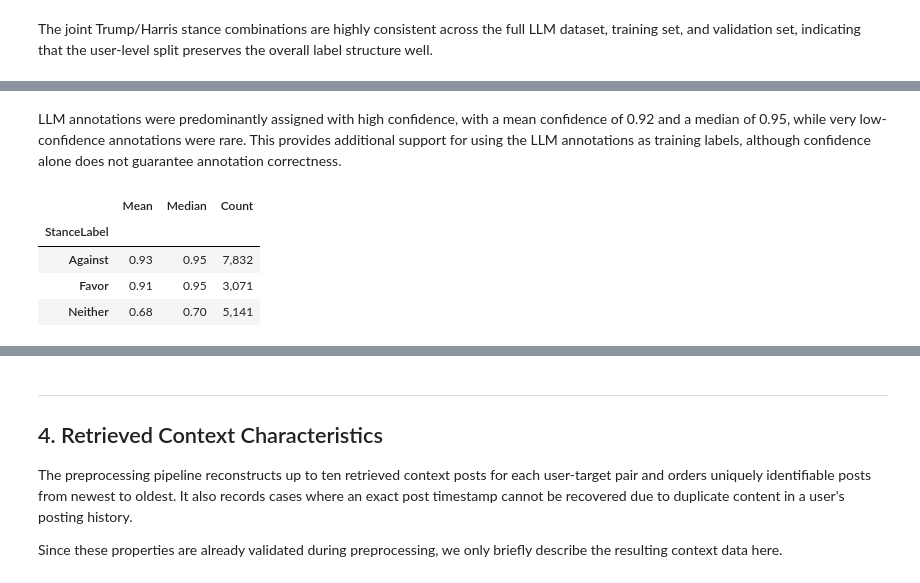
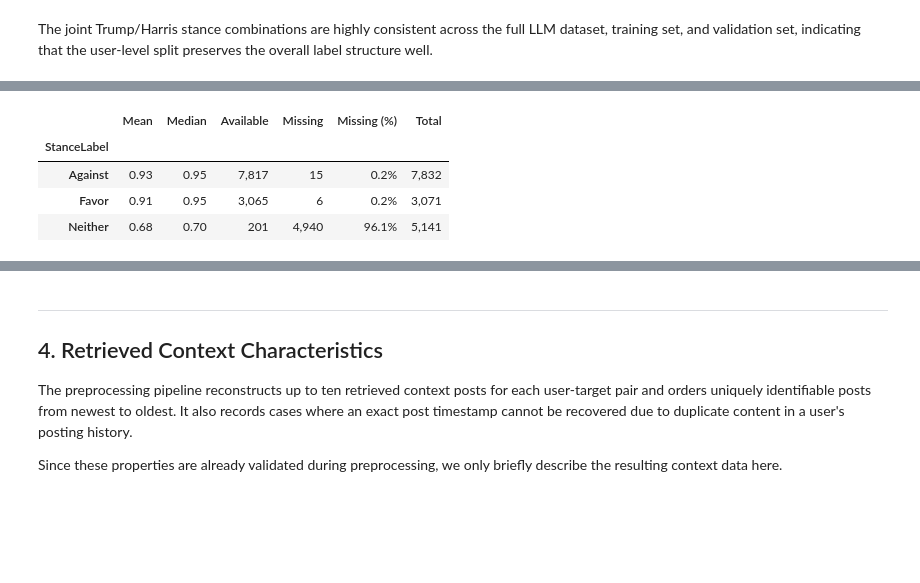
Before and after one commit to jakobtitz/political-stance-detection-analysis, a Jupyter notebook: notebooks/02_data_analysis.ipynb, the cells around one changed output, grey strips where cells are left out. Drawn from its saved outputs; the diff is of its cells as text; code cells hidden in the pictures; blank space fills up the shorter version.

```diff
--- a/notebooks/02_data_analysis.ipynb
+++ b/notebooks/02_data_analysis.ipynb
@@ -332,47 +395,98 @@ plt.show()
-# %% [markdown]
-LLM annotations were predominantly assigned with high confidence, with a mean confidence of 0.92 and a median of 0.95, while very low-confidence annotations were rare. This provides additional support for using the LLM annotations as training labels, although confidence alone does not guarantee annotation correctness.
 # %%
-# Compare annotation confidence across stance labels and target entities
+# Compare annotation confidence and availability across stance labels
 confidence_by_stance = (
     confidence_df
-    .assign(ConfidenceLevel=confidence_df["ConfidenceLevel"].round(2))
     .groupby("StanceLabel")["ConfidenceLevel"]
     .agg(
         Mean="mean",
         Median="median",
-        Count="size",
+        Available="count",
+        Total="size",
     )
 )
 
+confidence_by_stance["Missing"] = (
+    confidence_by_stance["Total"]
+    - confidence_by_stance["Available"]
+)
+
+confidence_by_stance["Missing (%)"] = (
+    confidence_by_stance["Missing"]
+    / confidence_by_stance["Total"]
+    * 100
+)
+
+confidence_by_stance = confidence_by_stance[
+    [
+        "Mean",
+        "Median",
+        "Available",
+        "Missing",
+        "Missing (%)",
+        "Total",
+    ]
+]
+
+
+# Compare annotation confidence and availability across target entities
 confidence_by_target = (
     confidence_df
-    .assign(ConfidenceLevel=confidence_df["ConfidenceLevel"].round(2))
     .groupby("TargetEntity")["ConfidenceLevel"]
     .agg(
         Mean="mean",
         Median="median",
-        Count="size",
+        Available="count",
+        Total="size",
     )
 )
+
+confidence_by_target["Missing"] = (
+    confidence_by_target["Total"]
+    - confidence_by_target["Available"]
+)
+
+confidence_by_target["Missing (%)"] = (
+    confidence_by_target["Missing"]
+    / confidence_by_target["Total"]
+    * 100
+)
+
+confidence_by_target = confidence_by_target[
+    [
+        "Mean",
+        "Median",
+        "Available",
+        "Missing",
+        "Missing (%)",
+        "Total",
+    ]
+]
+
 
 display(
     confidence_by_stance.style.format({
         "Mean": "{:.2f}",
         "Median": "{:.2f}",
-        "Count": "{:,.0f}",
+        "Available": "{:,.0f}",
+        "Missing": "{:,.0f}",
+        "Missing (%)": "{:.1f}%",
+        "Total": "{:,.0f}",
     })
 )
 
 display(
     confidence_by_target.style.format({
         "Mean": "{:.2f}",
         "Median": "{:.2f}",
-        "Count": "{:,.0f}",
+        "Available": "{:,.0f}",
+        "Missing": "{:,.0f}",
+        "Missing (%)": "{:.1f}%",
+        "Total": "{:,.0f}",
     })
 )
 # %% [output]
-|  | Mean | Median | Count |
-| StanceLabel |  |  |  |
-| Against | 0.93 | 0.95 | 7,832 |
-| Favor | 0.91 | 0.95 | 3,071 |
-| Neither | 0.68 | 0.70 | 5,141 |
+|  | Mean | Median | Available | Missing | Missing (%) | Total |
+| StanceLabel |  |  |  |  |  |  |
+| Against | 0.93 | 0.95 | 7,817 | 15 | 0.2% | 7,832 |
+| Favor | 0.91 | 0.95 | 3,065 | 6 | 0.2% | 3,071 |
+| Neither | 0.68 | 0.70 | 201 | 4,940 | 96.1% | 5,141 |
```
Also changed, not shown: parts of 5 cells of this notebook.
